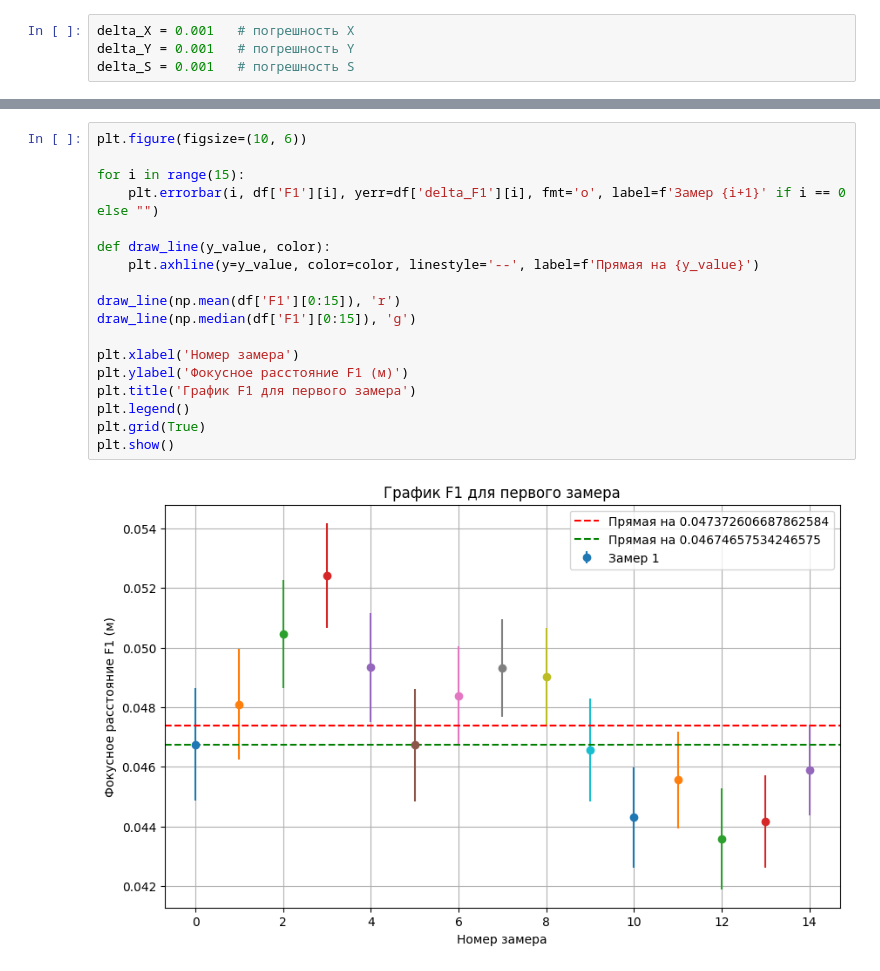
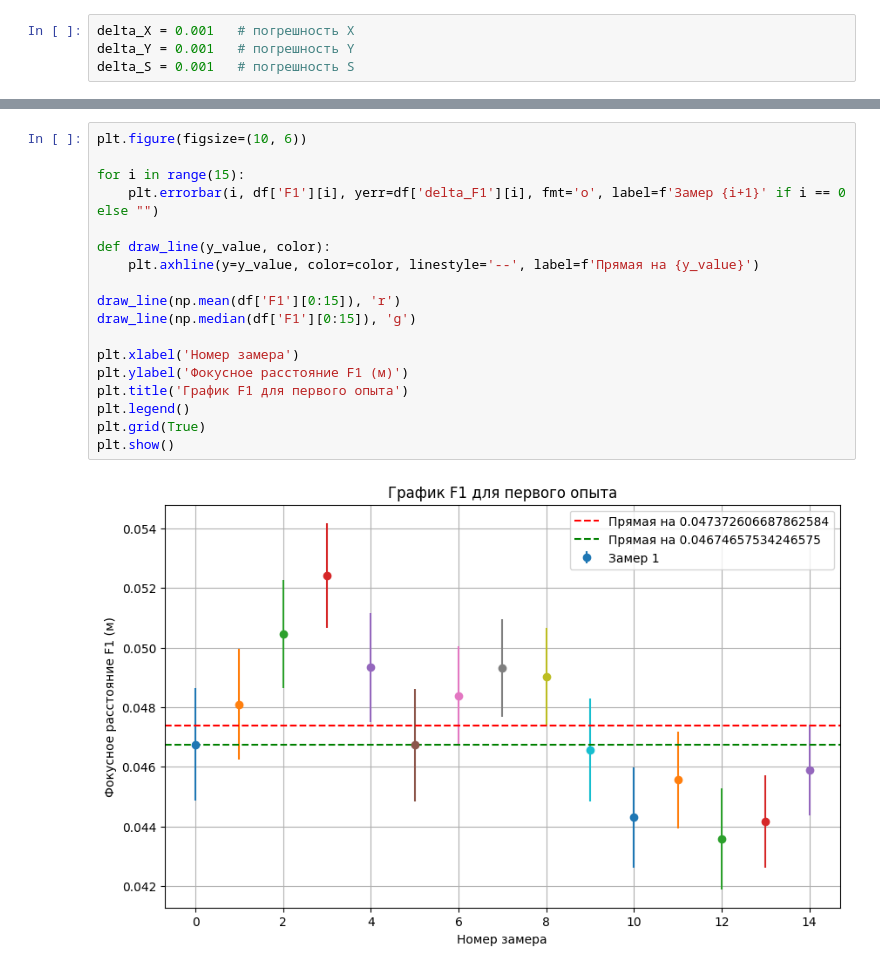
Before and after one commit to carevvv/physics_labs, a Jupyter notebook: optika/main.ipynb, the cells around one changed output, grey strips where cells are left out. Drawn from its saved outputs; the diff is of its cells as text.

```diff
--- a/optika/main.ipynb
+++ b/optika/main.ipynb
@@ -84,23 +84,23 @@ print(df[['F1', 'delta_F1']])
 # %%
 plt.figure(figsize=(10, 6))
 
 for i in range(15):
     plt.errorbar(i, df['F1'][i], yerr=df['delta_F1'][i], fmt='o', label=f'Замер {i+1}' if i == 0 else "")
 
 def draw_line(y_value, color):
     plt.axhline(y=y_value, color=color, linestyle='--', label=f'Прямая на {y_value}')
 
 draw_line(np.mean(df['F1'][0:15]), 'r')
 draw_line(np.median(df['F1'][0:15]), 'g')
 
 plt.xlabel('Номер замера')
 plt.ylabel('Фокусное расстояние F1 (м)')
-plt.title('График F1 для первого замера')
+plt.title('График F1 для первого опыта')
 plt.legend()
 plt.grid(True)
 plt.show()
 # %% [output]
-[figure, old version]
+[figure, new version]
 # %%
 plt.figure(figsize=(10, 6))
 
```
Also changed, not shown: parts of 2 cells of this notebook.
